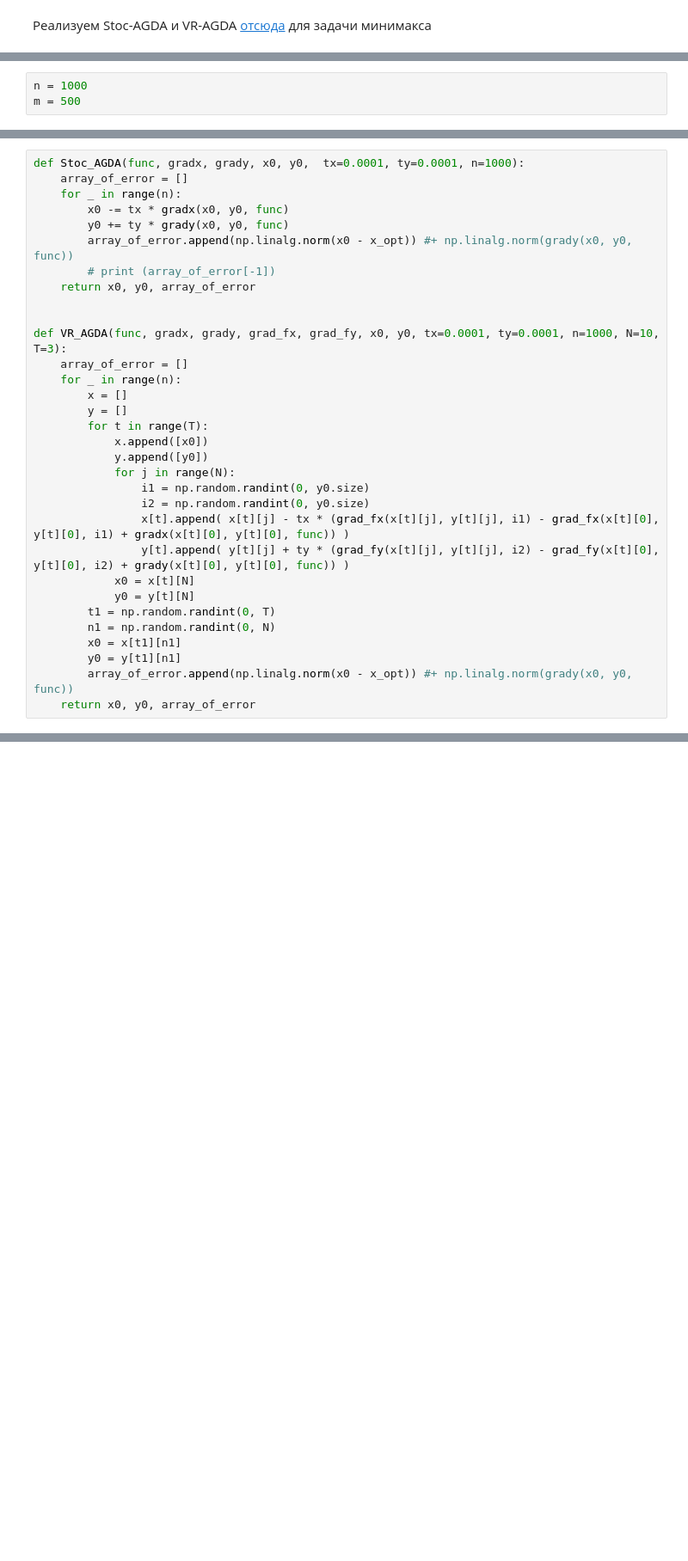
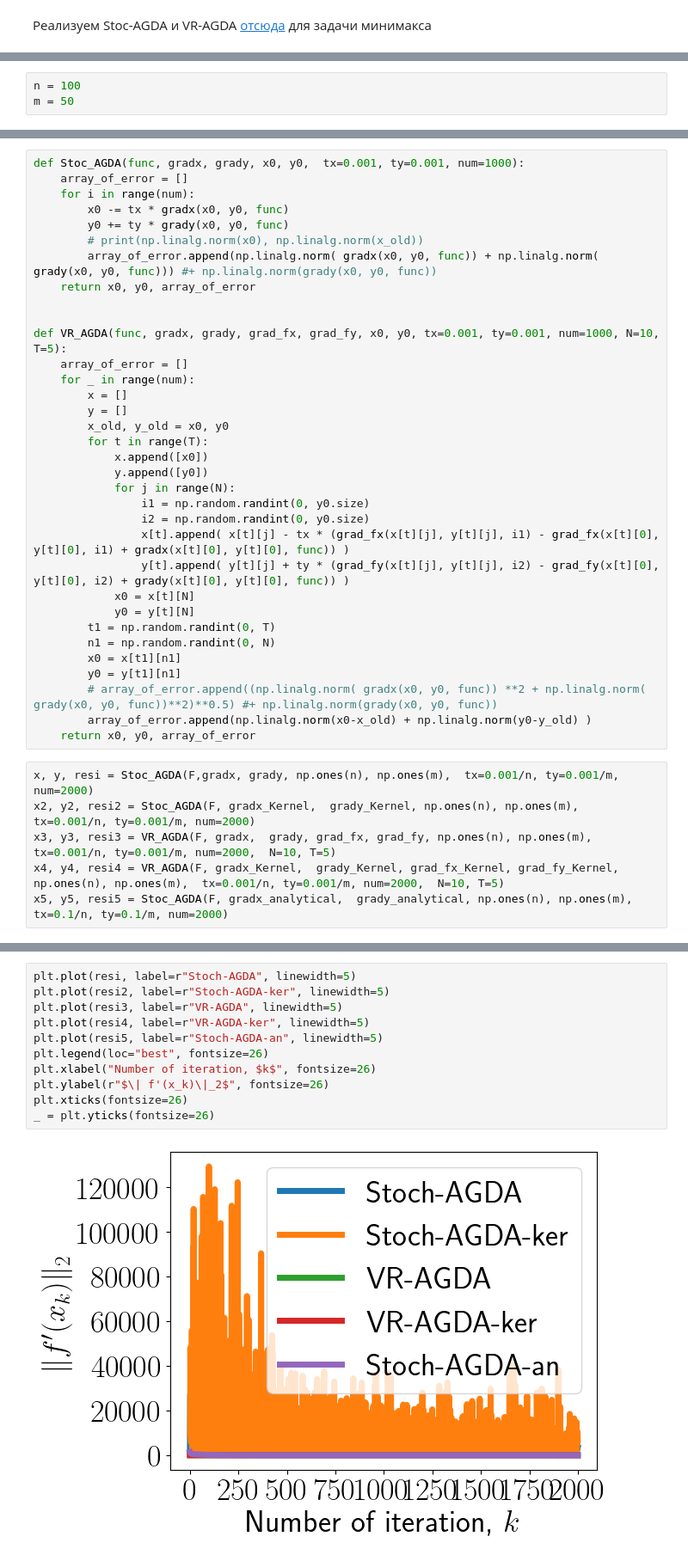
Before and after one commit to seryj09/non-gradient, a Jupyter notebook: 1.ipynb, the cells around one changed output, grey strips where cells are left out. Shown at 86% size. Cells and saved outputs as stored; diff of their text form; blank space fills up the shorter version.

```diff
--- a/1.ipynb
+++ b/1.ipynb
@@ -8,6 +8,6 @@
 # %%
-n = 1000
-m = 500
+n = 100
+m = 50
 # %%
 import numpy as np
 
@@ -81,19 +87,20 @@ def grady_analytical(x, y, *args):
 # %%
-def Stoc_AGDA(func, gradx, grady, x0, y0,  tx=0.0001, ty=0.0001, n=1000):
+def Stoc_AGDA(func, gradx, grady, x0, y0,  tx=0.001, ty=0.001, num=1000):
     array_of_error = []
-    for _ in range(n):
+    for i in range(num):
         x0 -= tx * gradx(x0, y0, func)
         y0 += ty * grady(x0, y0, func)
-        array_of_error.append(np.linalg.norm(x0 - x_opt)) #+ np.linalg.norm(grady(x0, y0, func))
-        # print (array_of_error[-1])
+        # print(np.linalg.norm(x0), np.linalg.norm(x_old))
+        array_of_error.append(np.linalg.norm( gradx(x0, y0, func)) + np.linalg.norm( grady(x0, y0, func))) #+ np.linalg.norm(grady(x0, y0, func))
     return x0, y0, array_of_error
 
 
-def VR_AGDA(func, gradx, grady, grad_fx, grad_fy, x0, y0, tx=0.0001, ty=0.0001, n=1000, N=10, T=3):
+def VR_AGDA(func, gradx, grady, grad_fx, grad_fy, x0, y0, tx=0.001, ty=0.001, num=1000, N=10, T=5):
     array_of_error = []
-    for _ in range(n):
+    for _ in range(num):
         x = []
         y = []
+        x_old, y_old = x0, y0
         for t in range(T):
             x.append([x0])
             y.append([y0])
@@ -108,5 +115,12 @@ def VR_AGDA(func, gradx, grady, grad_fx, grad_fy, x0, y0, tx=0.0001, ty=0.0001,
         n1 = np.random.randint(0, N)
         x0 = x[t1][n1]
         y0 = y[t1][n1]
-        array_of_error.append(np.linalg.norm(x0 - x_opt)) #+ np.linalg.norm(grady(x0, y0, func))
+        # array_of_error.append((np.linalg.norm( gradx(x0, y0, func)) **2 + np.linalg.norm( grady(x0, y0, func))**2)**0.5) #+ np.linalg.norm(grady(x0, y0, func))
+        array_of_error.append(np.linalg.norm(x0-x_old) + np.linalg.norm(y0-y_old) )
     return x0, y0, array_of_error
+# %%
+x, y, resi = Stoc_AGDA(F,gradx, grady, np.ones(n), np.ones(m),  tx=0.001/n, ty=0.001/m, num=2000)
+x2, y2, resi2 = Stoc_AGDA(F, gradx_Kernel,  grady_Kernel, np.ones(n), np.ones(m),  tx=0.001/n, ty=0.001/m, num=2000)
+x3, y3, resi3 = VR_AGDA(F, gradx,  grady, grad_fx, grad_fy, np.ones(n), np.ones(m),  tx=0.001/n, ty=0.001/m, num=2000,  N=10, T=5)
+x4, y4, resi4 = VR_AGDA(F, gradx_Kernel,  grady_Kernel, grad_fx_Kernel, grad_fy_Kernel, np.ones(n), np.ones(m),  tx=0.001/n, ty=0.001/m, num=2000,  N=10, T=5)
+x5, y5, resi5 = Stoc_AGDA(F, gradx_analytical,  grady_analytical, np.ones(n), np.ones(m),  tx=0.1/n, ty=0.1/m, num=2000)
@@ -112,0 +153,13 @@ def VR_AGDA(func, gradx, grady, grad_fx, grad_fy, x0, y0, tx=0.0001, ty=0.0001,
+# %%
+plt.plot(resi, label=r"Stoch-AGDA", linewidth=5)
+plt.plot(resi2, label=r"Stoch-AGDA-ker", linewidth=5)
+plt.plot(resi3, label=r"VR-AGDA", linewidth=5)
+plt.plot(resi4, label=r"VR-AGDA-ker", linewidth=5)
+plt.plot(resi5, label=r"Stoch-AGDA-an", linewidth=5)
+plt.legend(loc="best", fontsize=26)
+plt.xlabel("Number of iteration, $k$", fontsize=26)
+plt.ylabel(r"$\| f'(x_k)\|_2$", fontsize=26)
+plt.xticks(fontsize=26)
+_ = plt.yticks(fontsize=26)
+# %% [output]
+[figure, added]
```
Also changed, not shown: parts of 18 cells of this notebook.
